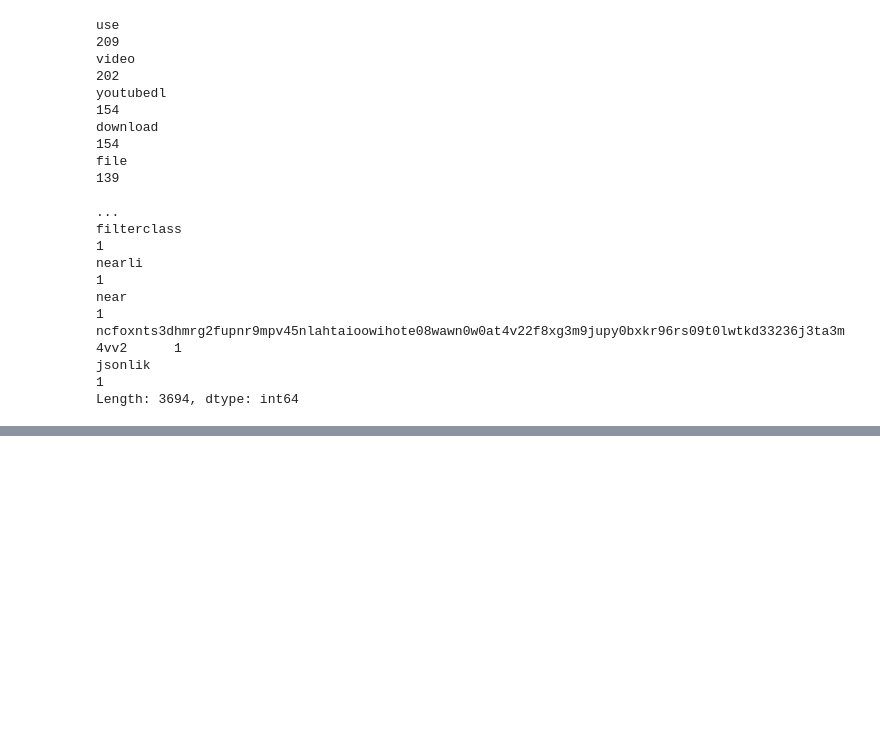
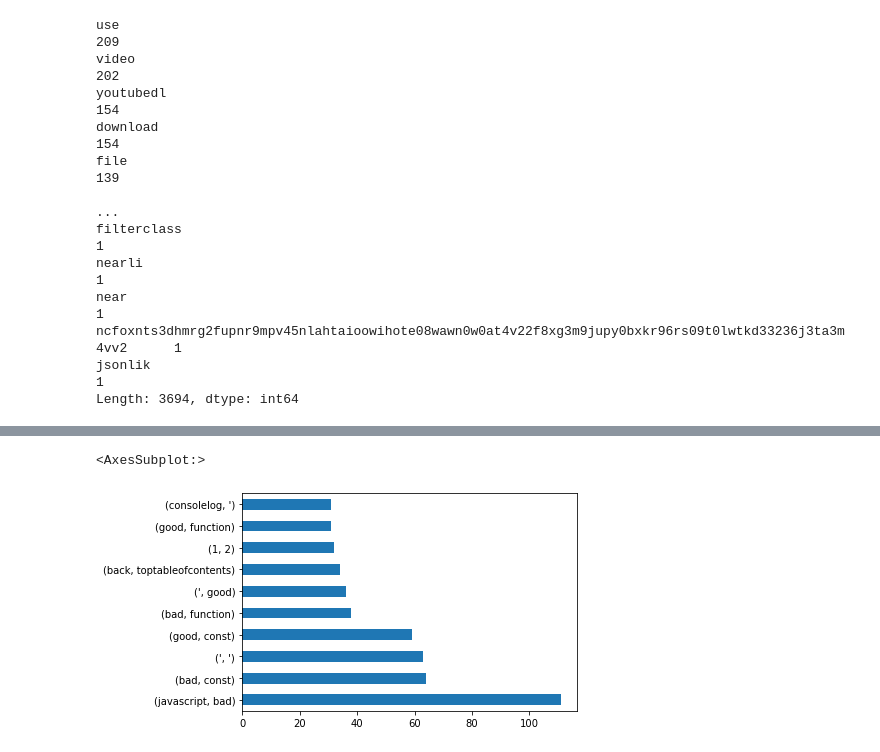
Before and after one commit to codeup-germain/github-code-composition, a Jupyter notebook: Brooke_explore_draft.ipynb, the cells around one changed output, grey strips where cells are left out. Cells and saved outputs as stored; diff of their text form; code cells hidden in the pictures; blank space fills up the shorter version.

```diff
--- a/Brooke_explore_draft.ipynb
+++ b/Brooke_explore_draft.ipynb
@@ -322,0 +600,7 @@ dtype: int64
+# %%
+JavaScript_top_words = ' '.join(train[train['language'] == 'JavaScript'].clean)
+# %%
+pd.Series(nltk.bigrams(JavaScript_top_words.split())).value_counts().head(10).plot.barh()
+# %% [output]
+<AxesSubplot:>
+[figure, added]
```
Also changed, not shown: parts of 35 cells of this notebook.
